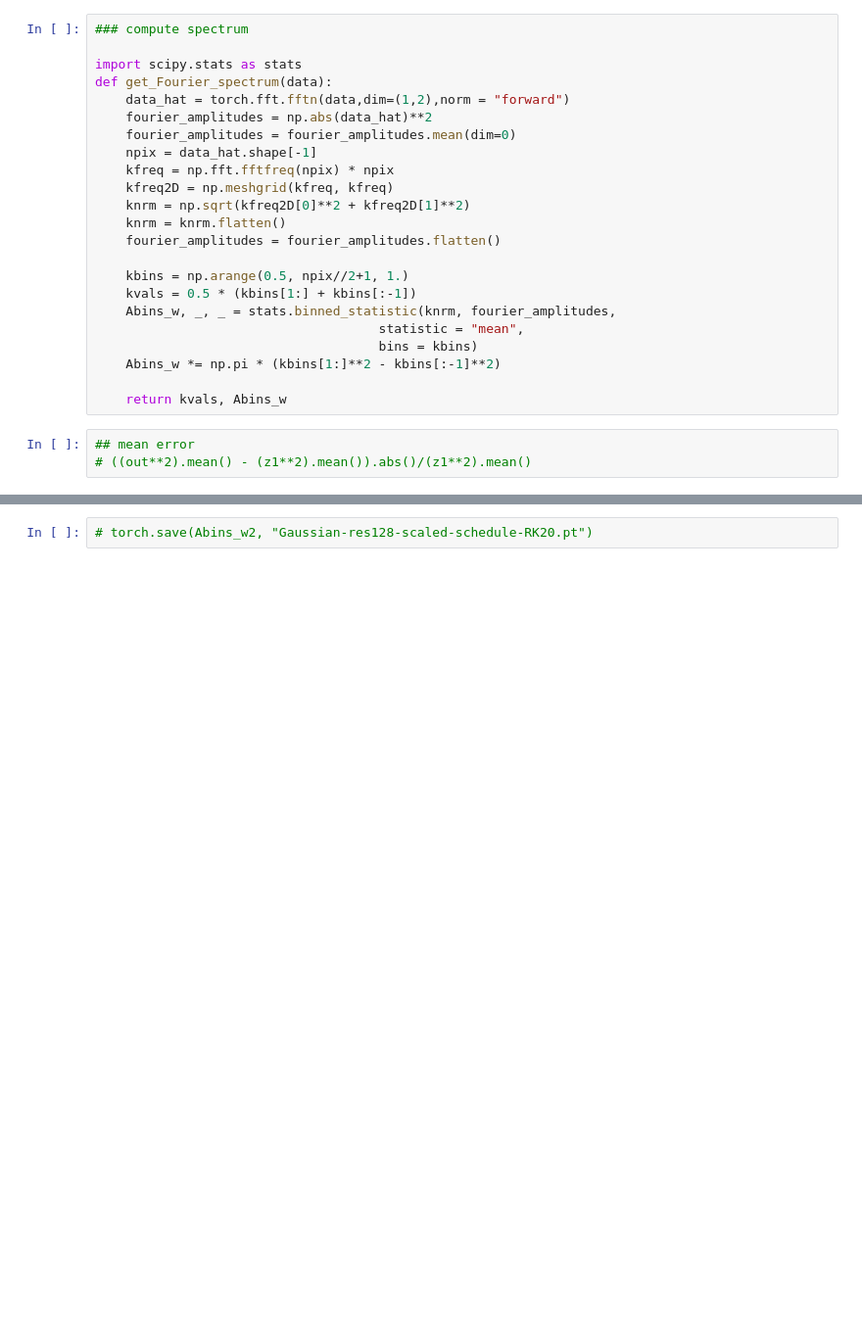
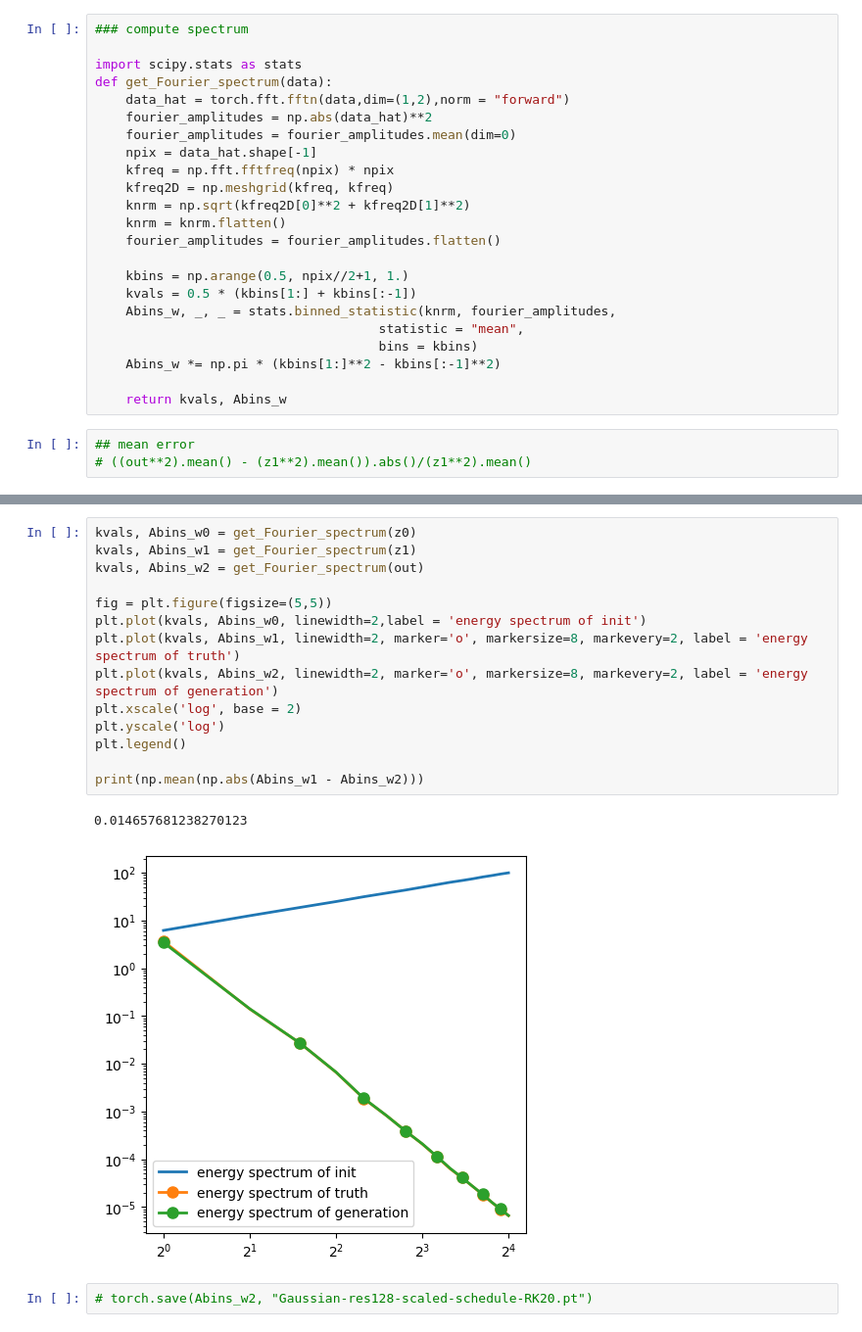
Before and after one commit to yifanc96/GenerativeDynamics-NumericalDesign, a Jupyter notebook: Gaussian-fields/Gaussian-field-scaled-interpolation-schedule.ipynb, the cells around one changed output, grey strips where cells are left out. Shown: that part at 98% size. Drawn from its saved outputs; the diff is of its cells as text; blank space fills up the shorter version.

```diff
--- a/Gaussian-fields/Gaussian-field-scaled-interpolation-schedule.ipynb
+++ b/Gaussian-fields/Gaussian-field-scaled-interpolation-schedule.ipynb
@@ -313,3 +326,20 @@ plot_sample(out[0,...])
+# %%
+kvals, Abins_w0 = get_Fourier_spectrum(z0)
+kvals, Abins_w1 = get_Fourier_spectrum(z1)
+kvals, Abins_w2 = get_Fourier_spectrum(out)
+
+fig = plt.figure(figsize=(5,5))
+plt.plot(kvals, Abins_w0, linewidth=2,label = 'energy spectrum of init')
+plt.plot(kvals, Abins_w1, linewidth=2, marker='o', markersize=8, markevery=2, label = 'energy spectrum of truth')
+plt.plot(kvals, Abins_w2, linewidth=2, marker='o', markersize=8, markevery=2, label = 'energy spectrum of generation')
+plt.xscale('log', base = 2)
+plt.yscale('log')
+plt.legend()
+
+print(np.mean(np.abs(Abins_w1 - Abins_w2)))
+# %% [output]
+0.014657681238270123
+[figure, added]
 # %%
 # torch.save(Abins_w2, "Gaussian-res128-scaled-schedule-RK20.pt")
 # %%
```
Also changed, not shown: parts of 5 cells of this notebook, 15 other files.
